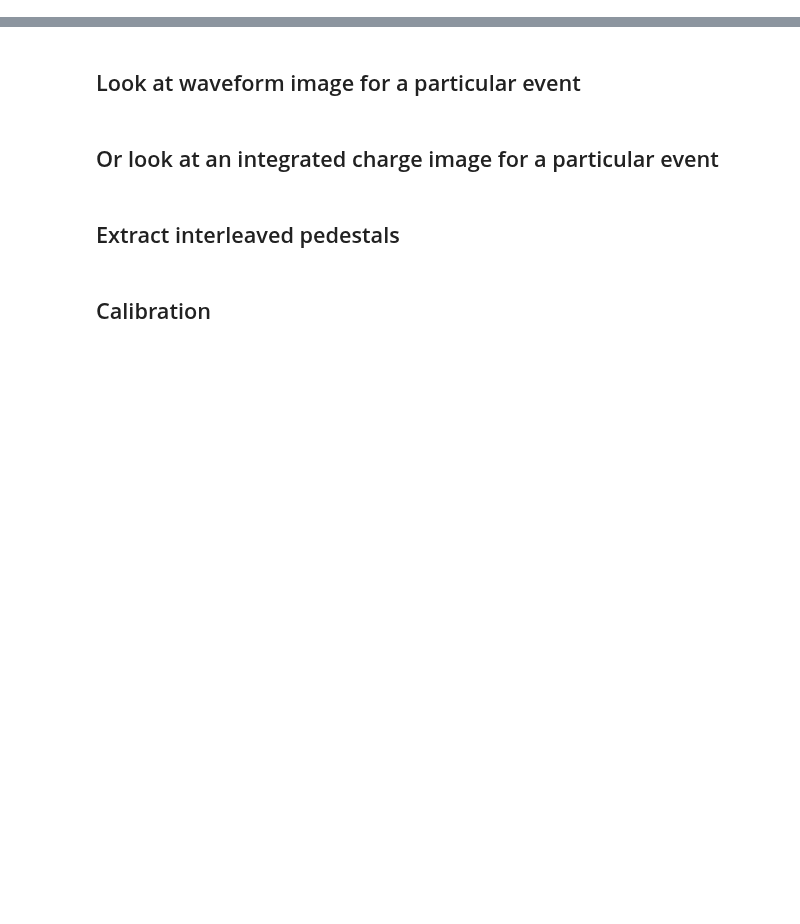
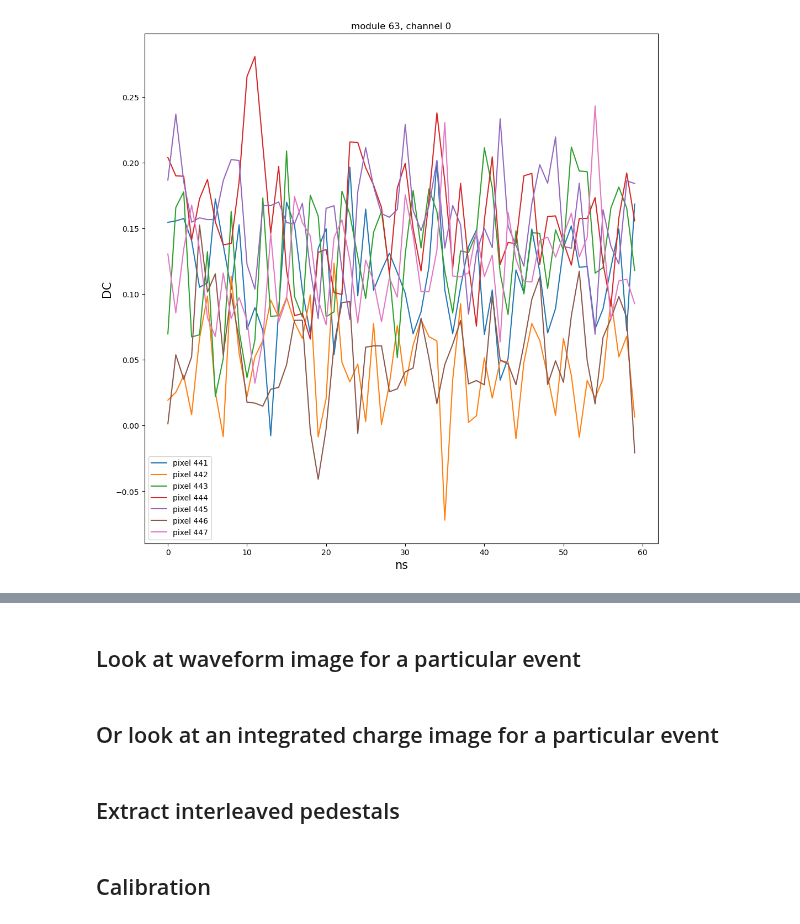
Before and after one commit to cta-observatory/nectarchain, a Jupyter notebook: notebooks/Read_NectarCAM_events.ipynb, the cells around one changed output, grey strips where cells are left out. Drawn from its saved outputs; the diff is of its cells as text; code cells hidden in the pictures; blank space fills up the shorter version.

```diff
--- a/notebooks/Read_NectarCAM_events.ipynb
+++ b/notebooks/Read_NectarCAM_events.ipynb
@@ -18,0 +265,32 @@ seeker = EventSeeker(reader)
+# %%
+def view_waveform(chan=0, pix_id=6):
+    waveform = event.r1.tel[tel_id].waveform
+    plt.plot(waveform[chan, pix_id], label=f'pixel {pix_id}')
+
+    plt.title(f"module {module}, channel {channel[chan]}",)
+    max_now=waveform[chan, pix_id].max()
+    min_now=waveform[chan, pix_id].min()
+    plt.legend()
+    plt.ylabel('DC',fontsize=15)
+    plt.xlabel('ns',fontsize=15)
+
+
+# module number
+
+module=63
+module_rank=np.where(event.nectarcam.tel[0].svc.module_ids==module)
+
+# ids of pixel in module
+pixels_mod=event.nectarcam.tel[0].svc.pixel_ids[module_rank[0][0]*7:module_rank[0][0]*7+7]
+#
+# channel
+chan=0
+# ids of pixel in module
+#pixels_mod=event.nectarcam.tel[0].svc.pixel_ids[module*7:module*7+7]
+
+fig = plt.figure(num=0,figsize=(12,12))
+
+for i,pix  in enumerate(pixels_mod):
+        view_waveform(chan=chan, pix_id=pix)
+# %% [output]
+[figure, added]
```
Also changed, not shown: parts of 43 cells of this notebook, 4 other files.
